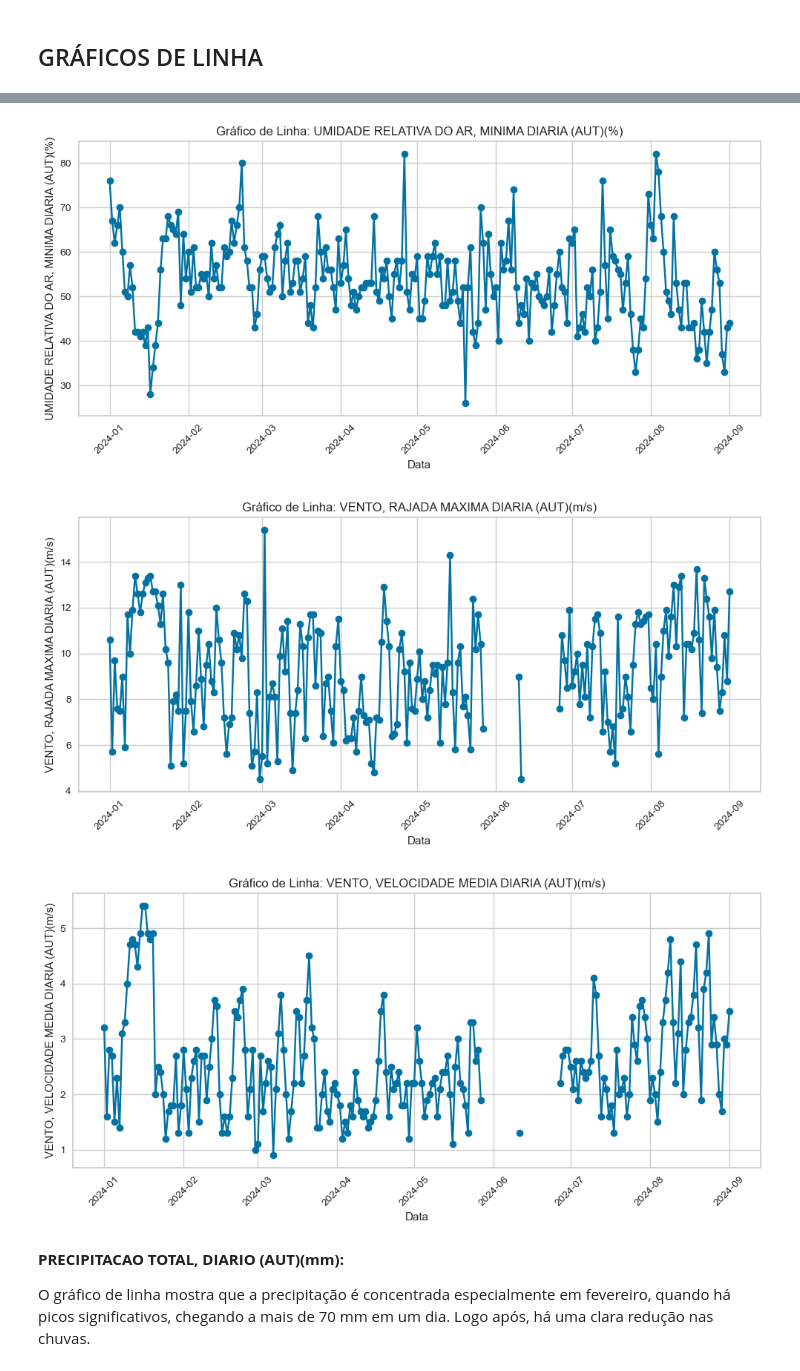
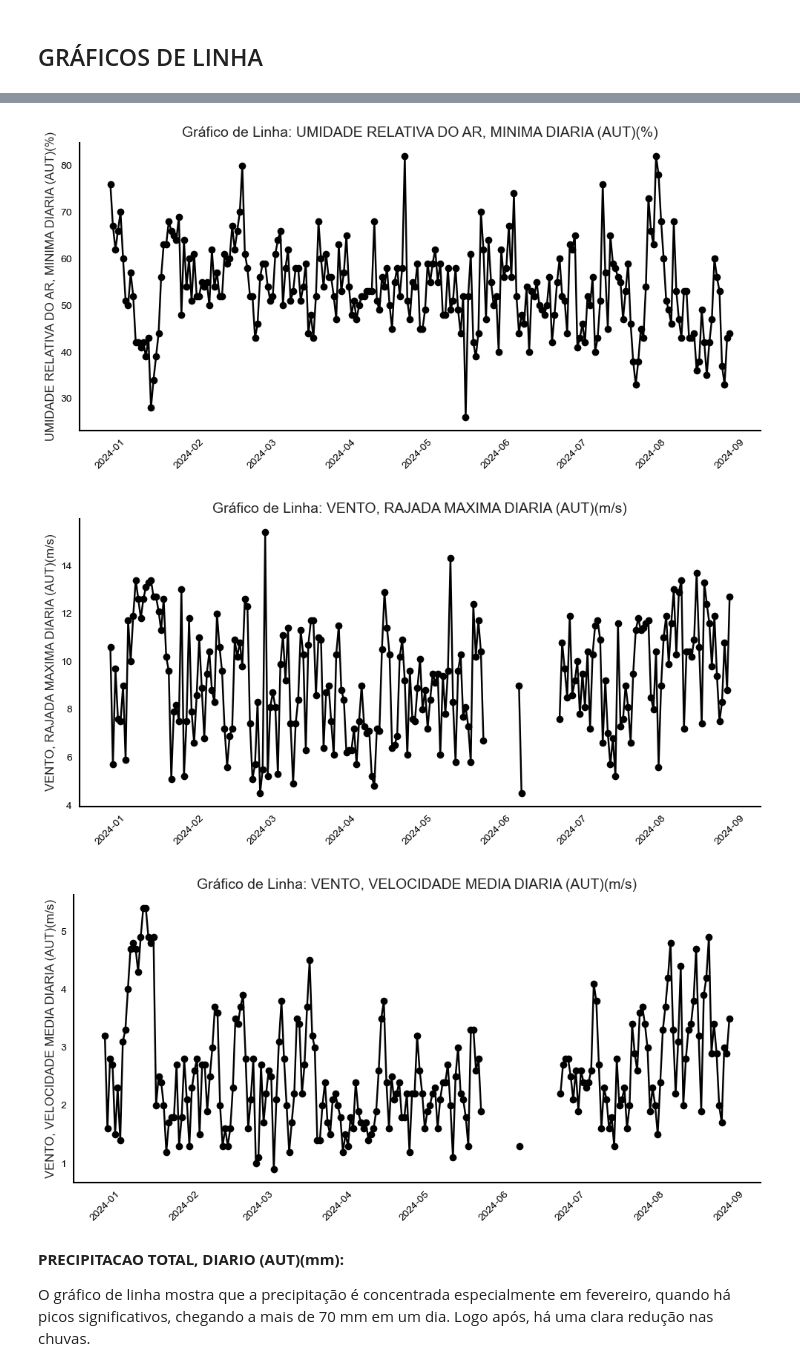
Before and after one commit to matheusmeneguelli/tcc-clusterizacao-vila-velha-es, a Jupyter notebook: previsao_vv.ipynb, the cells around one changed output, grey strips where cells are left out. Saved outputs shown, nothing was run; the diff lists cells and outputs as text; code cells hidden in the pictures.

```diff
--- a/previsao_vv.ipynb
+++ b/previsao_vv.ipynb
@@ -117,17 +117,3 @@ numdf.head()
 # ANÁLISE EXPLORATÓRIA DOS DADOS
 # %% [markdown]
 ## HISTOGRAMAS
-# %%
-# Definir as colunas para plotar, excluindo 'Data Medicao' e colunas desnecessárias
-colunas_para_histograma = numdf.columns
-
-# Criar histogramas para cada variável
-for coluna in colunas_para_histograma:
-    plt.figure(figsize=(10, 5))
-    plt.hist(df[coluna].dropna(), bins=20, edgecolor='black')
-    plt.title(f'Histograma: {coluna}')
-    plt.xlabel(coluna)
-    plt.ylabel('Frequência')
-    plt.grid(True)
-    plt.tight_layout()
-    plt.show()
@@ -193,13 +199,32 @@ colunas_para_plotar = numdf.columns  # Ajuste conforme necessário
 
 # Criar gráficos de linha para cada variável ao longo do tempo
 for coluna in colunas_para_plotar:
-    plt.figure(figsize=(10, 5))
-    plt.plot(df['Data Medicao'], df[coluna], marker='o')
-    plt.title(f'Gráfico de Linha: {coluna}')
-    plt.xlabel('Data')
-    plt.ylabel(coluna)
-    plt.grid(True)
+    fig, ax = plt.subplots(figsize=(10, 5))
+    ax.plot(df['Data Medicao'], df[coluna], marker='o', color='black')
+
+    # Título e rótulos com fonte Arial
+    ax.set_title(f'Gráfico de Linha: {coluna}', fontdict={'family': 'Arial', 'size': 14})
+    ax.set_ylabel(coluna, fontdict={'family': 'Arial', 'size': 12})
+
+    # Estilo dos eixos
+    ax.spines['top'].set_visible(False)
+    ax.spines['right'].set_visible(False)
+    ax.spines['left'].set_color('black')
+    ax.spines['left'].set_linewidth(1.5)
+    ax.spines['bottom'].set_color('black')
+    ax.spines['bottom'].set_linewidth(1.5)
+
+    # Ticks pretos
+    ax.tick_params(axis='x', colors='black')
+    ax.tick_params(axis='y', colors='black')
+
+    # Sem grade
+    ax.grid(False)
+
+    # Rotação nos ticks de data
     plt.xticks(rotation=45)
+
+    # Layout ajustado
     plt.tight_layout()
     plt.show()
 # %% [output]
@@ -213,6 +238,6 @@ for coluna in colunas_para_plotar:
-[figure, old version]
+[figure, new version]
-[figure, old version]
+[figure, new version]
-[figure, old version]
+[figure, new version]
 # %% [markdown]
 **PRECIPITACAO TOTAL, DIARIO (AUT)(mm):**
 
```
Also changed, not shown: parts of 8 cells of this notebook.
